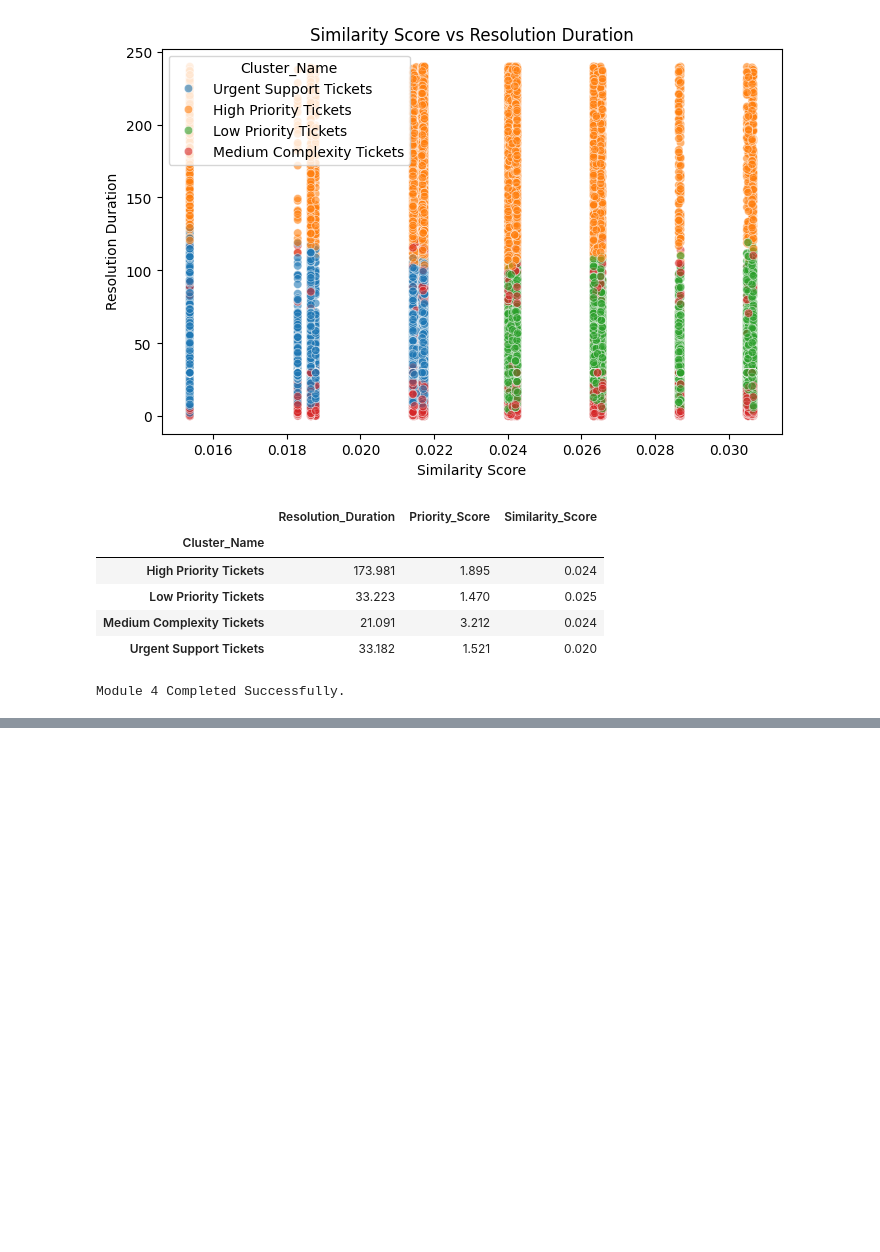
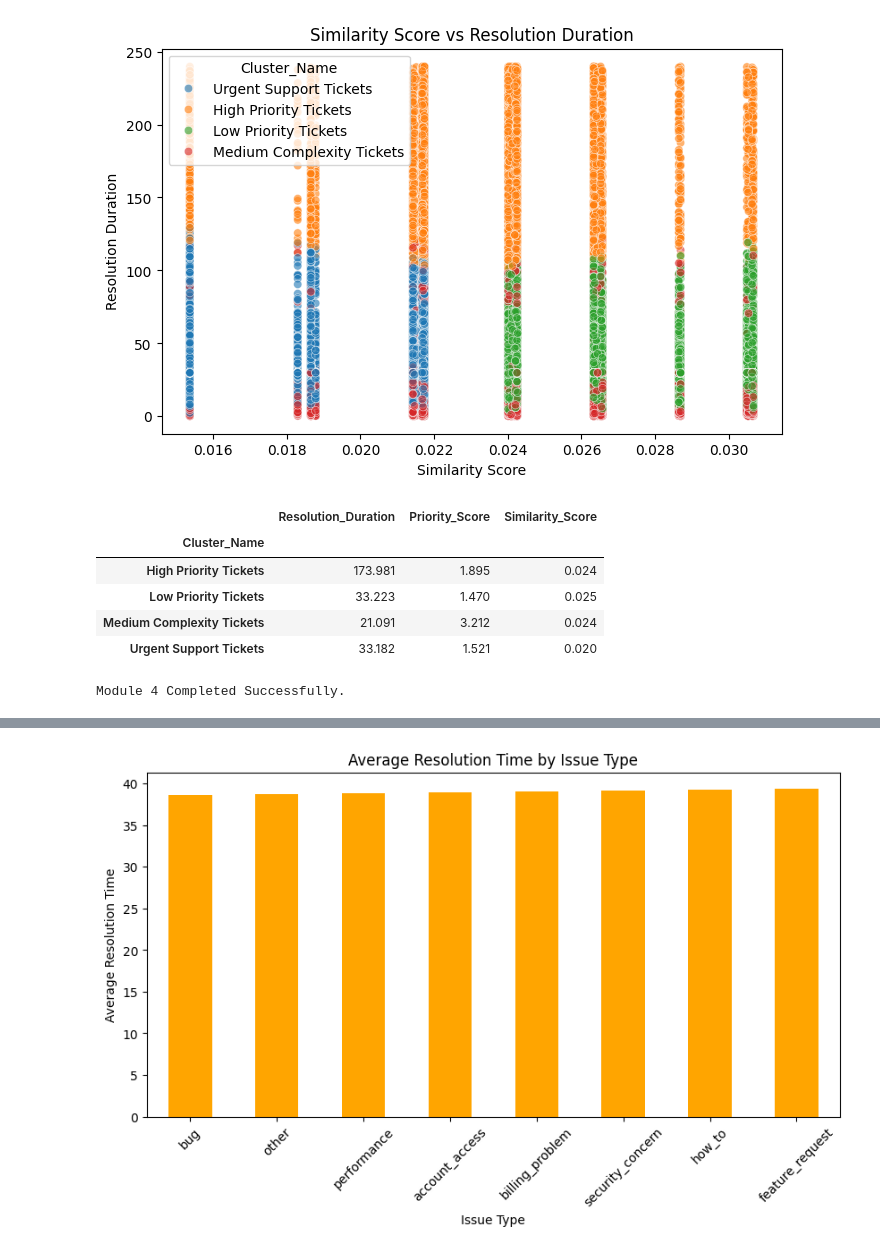
Before and after one commit to springboardmentor1210a/Supportlytics, a Jupyter notebook: notebooks/week1.ipynb, the cells around one changed output, grey strips where cells are left out. Saved outputs shown, nothing was run; the diff lists cells and outputs as text; code cells hidden in the pictures; blank space fills up the shorter version.

```diff
--- a/notebooks/week1.ipynb
+++ b/notebooks/week1.ipynb
@@ -1147,0 +1162,18 @@ Module 4 Completed Successfully.
+# %%
+plt.figure(figsize=(10,5))
+
+issue_resolution = df.groupby("issue_type")["Resolution_Duration"].mean().sort_values()
+
+issue_resolution.plot(kind="bar", color="orange")
+
+plt.title("Average Resolution Time by Issue Type")
+
+plt.xlabel("Issue Type")
+
+plt.ylabel("Average Resolution Time")
+
+plt.xticks(rotation=45)
+
+plt.show()
+# %% [output]
+[figure, added]
```
Also changed, not shown: parts of 13 cells of this notebook, 4 other files.
